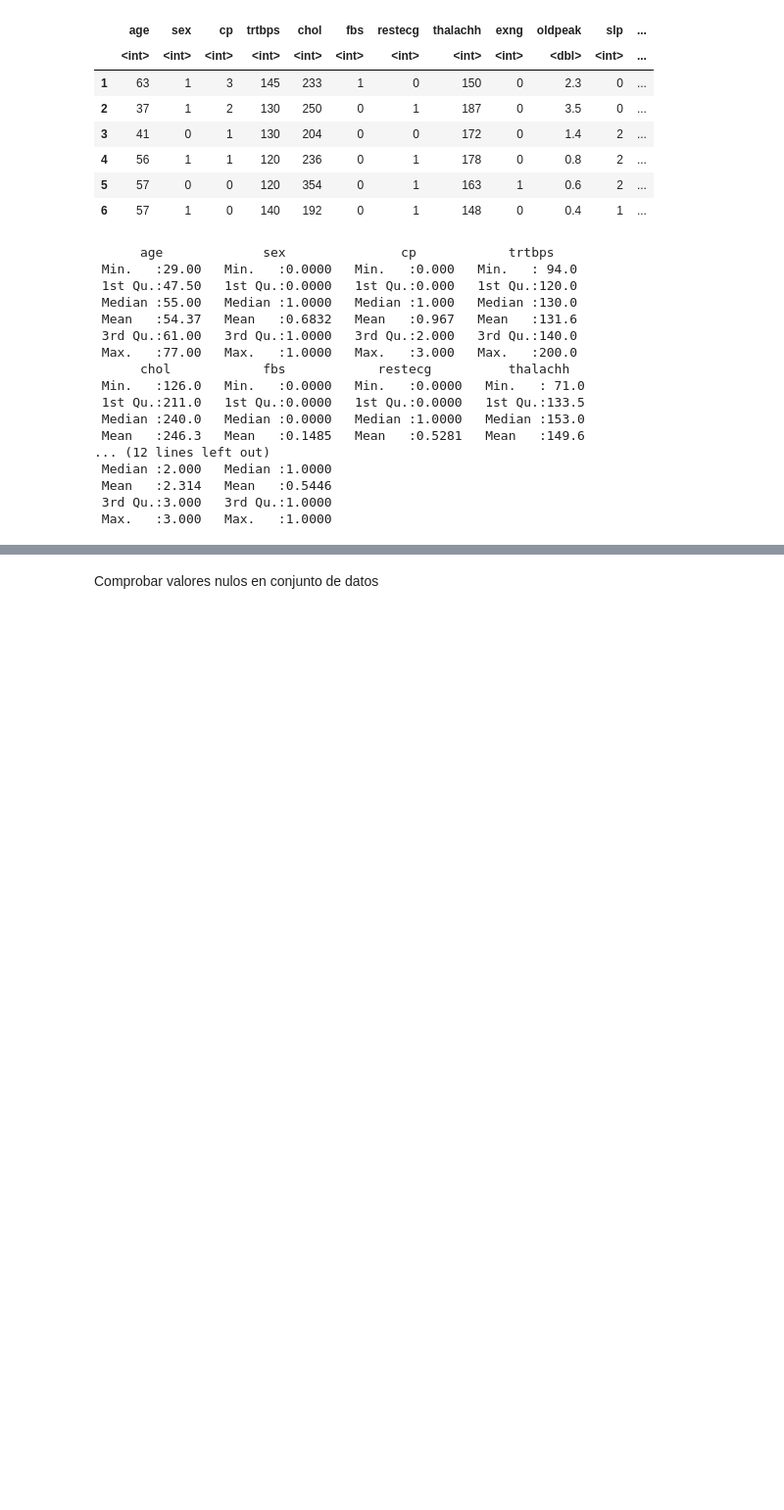
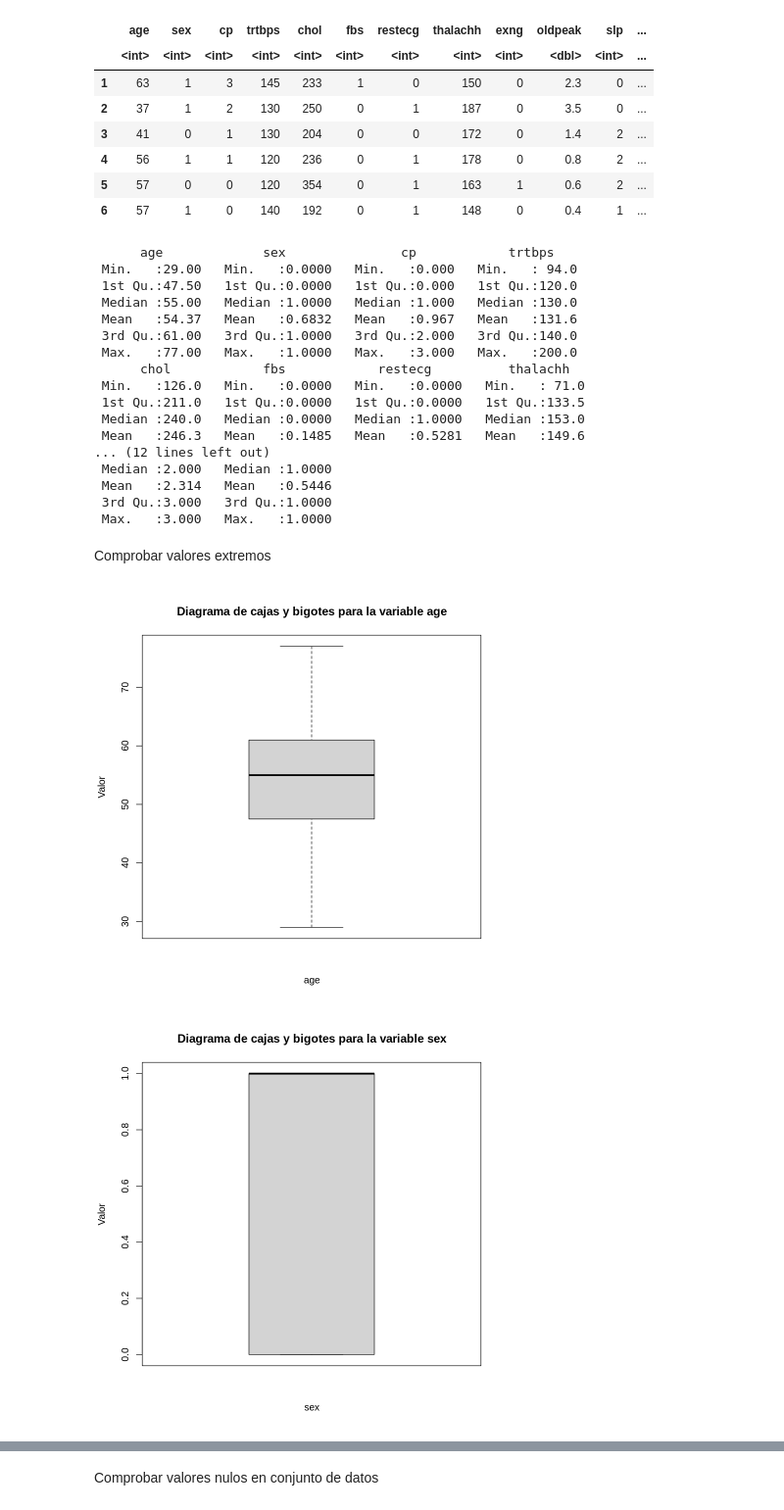
Before and after one commit to gaso/tipilogia_heart-attack-analysis, a Jupyter notebook: analysis.ipynb, the cells around one changed output, grey strips where cells are left out. Shown at 98% size. Drawn from its saved outputs; the diff is of its cells as text; code cells hidden in the pictures; blank space fills up the shorter version.

Commit message:
Valores extremos

```diff
--- a/analysis.ipynb
+++ b/analysis.ipynb
@@ -125,3 +134,20 @@ summary(data)
  Mean   :2.314   Mean   :0.5446
  3rd Qu.:3.000   3rd Qu.:1.0000
  Max.   :3.000   Max.   :1.0000
+# %% [markdown]
+Comprobar valores extremos
+# %%
+# Obtener la lista de variables del dataframe
+variables <- colnames(data)
+
+# Crear el diagrama de cajas y bigotes para cada variable
+for (variable in variables) {
+  # Crear el diagrama de cajas y bigotes
+  boxplot(data[, variable],
+          main = paste("Diagrama de cajas y bigotes para la variable", variable),
+          xlab = variable,
+          ylab = "Valor")
+}
+# %% [output]
+[figure, added]
+[figure, added]
```
Also changed, not shown: parts of 3 cells of this notebook.
